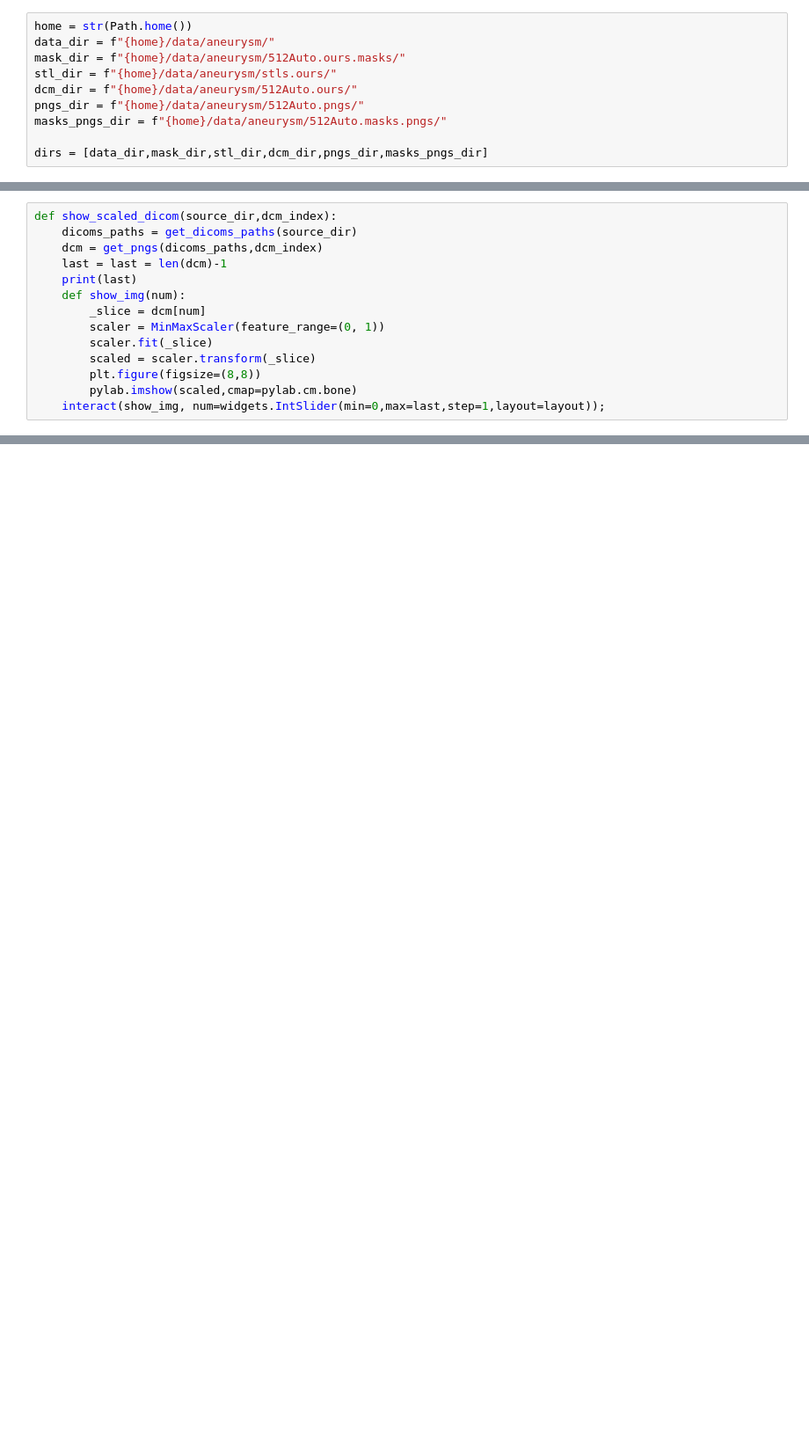
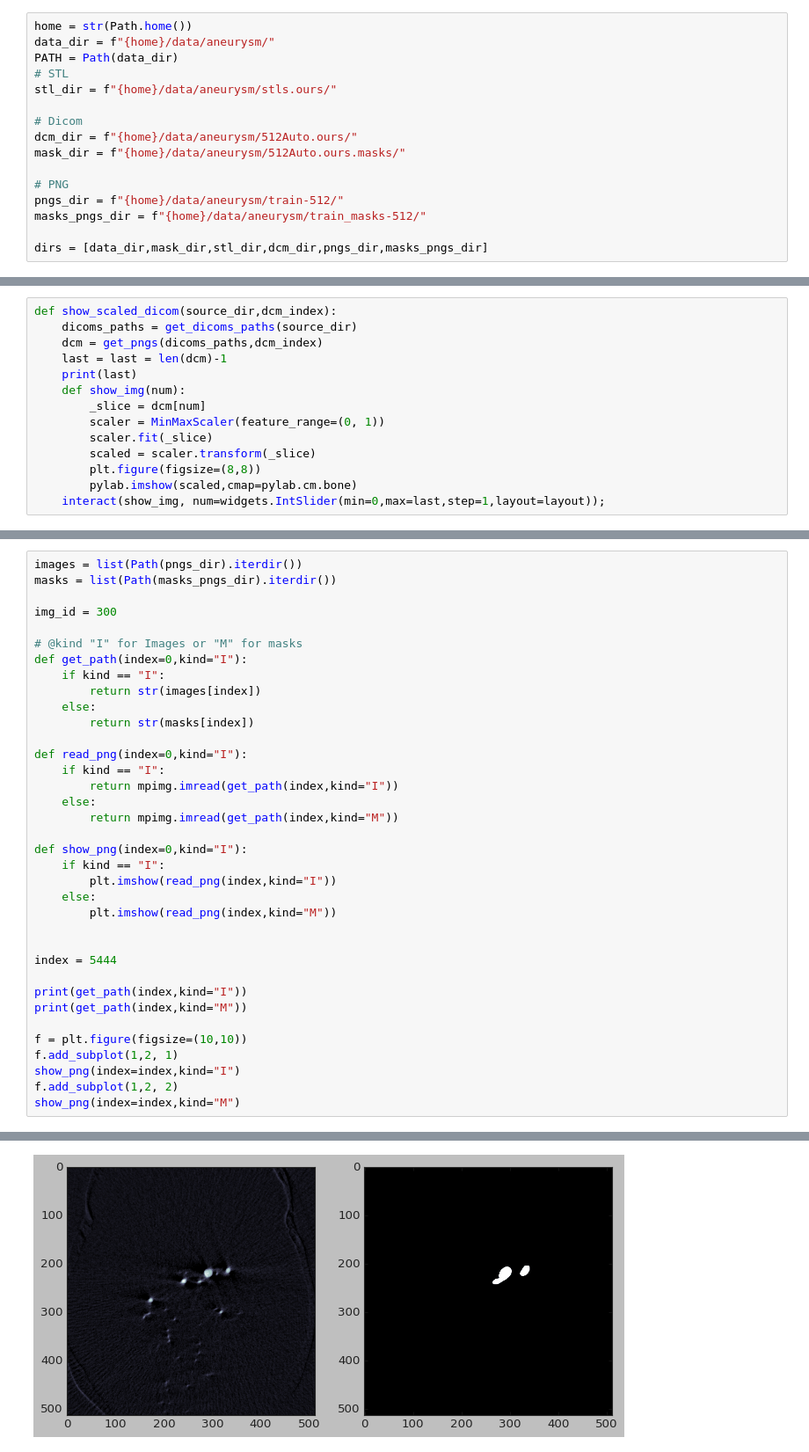
Before and after one commit to amer/2DUnet, a Jupyter notebook: inspect_aneurysm_data.ipynb, the cells around one changed output, grey strips where cells are left out. Shown at 88% size. Cells and saved outputs as stored; diff of their text form; blank space fills up the shorter version.

```diff
--- a/inspect_aneurysm_data.ipynb
+++ b/inspect_aneurysm_data.ipynb
@@ -40,11 +33,17 @@ mpl.rcParams['image.interpolation'] = 'none' # default 'bilinear'
 # %%
 home = str(Path.home())
 data_dir = f"{home}/data/aneurysm/"
+PATH = Path(data_dir)
+# STL
+stl_dir = f"{home}/data/aneurysm/stls.ours/"
+
+# Dicom
+dcm_dir = f"{home}/data/aneurysm/512Auto.ours/"
 mask_dir = f"{home}/data/aneurysm/512Auto.ours.masks/"
-stl_dir = f"{home}/data/aneurysm/stls.ours/"
-dcm_dir = f"{home}/data/aneurysm/512Auto.ours/"
-pngs_dir = f"{home}/data/aneurysm/512Auto.pngs/"
-masks_pngs_dir = f"{home}/data/aneurysm/512Auto.masks.pngs/"
+
+# PNG
+pngs_dir = f"{home}/data/aneurysm/train-512/"
+masks_pngs_dir = f"{home}/data/aneurysm/train_masks-512/"
 
 dirs = [data_dir,mask_dir,stl_dir,dcm_dir,pngs_dir,masks_pngs_dir]
 # %%
@@ -199,0 +265,37 @@ interactive(children=(IntSlider(value=10, description='x', layout=Layout(width='
+# %%
+images = list(Path(pngs_dir).iterdir())
+masks = list(Path(masks_pngs_dir).iterdir())
+
+img_id = 300
+
+# @kind "I" for Images or "M" for masks
+def get_path(index=0,kind="I"):
+    if kind == "I":
+        return str(images[index])
+    else:
+        return str(masks[index])
+
+def read_png(index=0,kind="I"):
+    if kind == "I":
+        return mpimg.imread(get_path(index,kind="I"))
+    else:
+        return mpimg.imread(get_path(index,kind="M"))
+
+def show_png(index=0,kind="I"):
+    if kind == "I":
+        plt.imshow(read_png(index,kind="I"))
+    else:
+        plt.imshow(read_png(index,kind="M"))
+
+
+index = 5444
+
+print(get_path(index,kind="I"))
+print(get_path(index,kind="M"))
+
+f = plt.figure(figsize=(10,10))
+f.add_subplot(1,2, 1)
+show_png(index=index,kind="I")
+f.add_subplot(1,2, 2)
+show_png(index=index,kind="M")
+# %% [output]
@@ -199,0 +304 @@ interactive(children=(IntSlider(value=10, description='x', layout=Layout(width='
+[figure, added]
```
Also changed, not shown: parts of 28 cells of this notebook.
